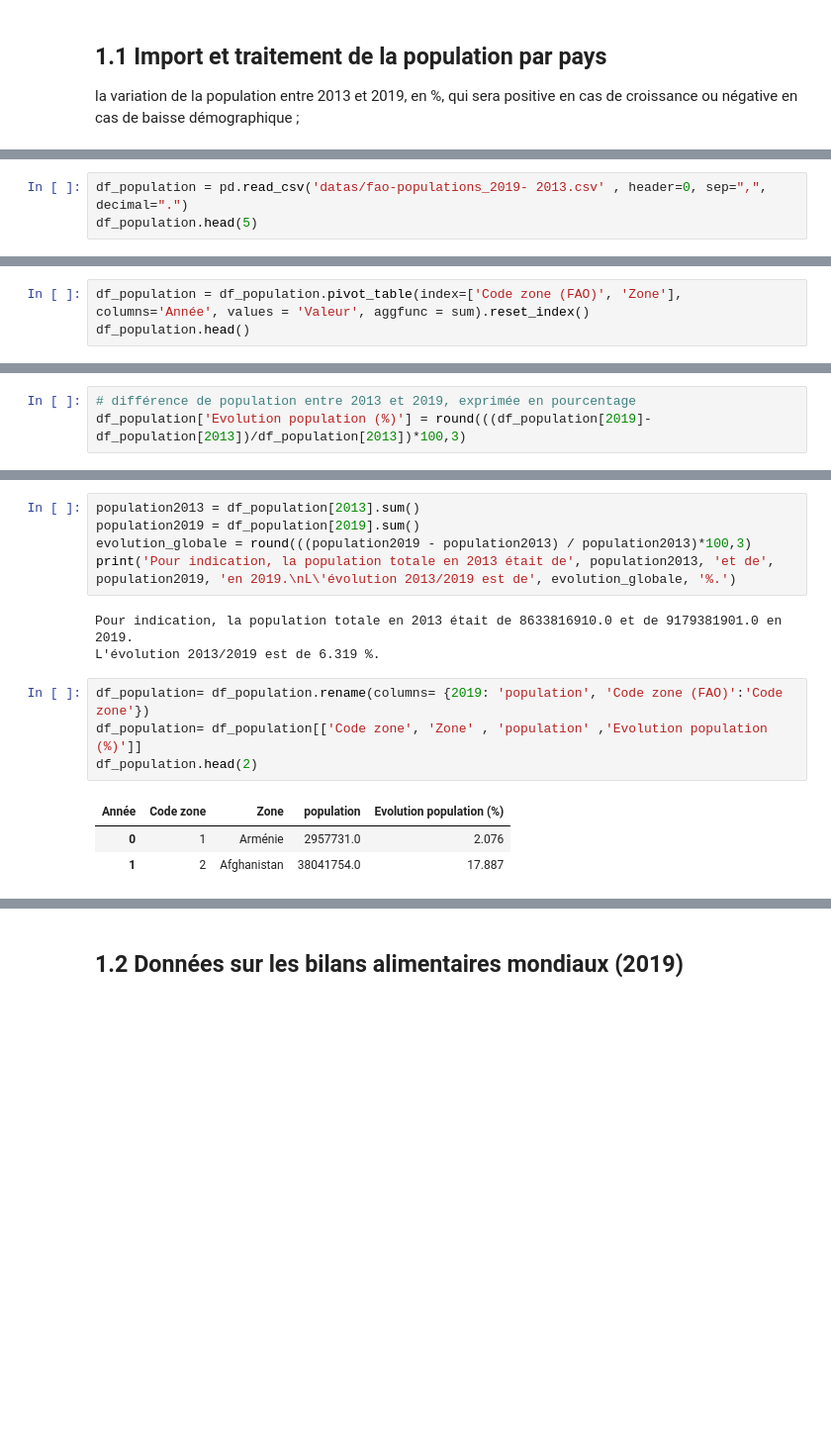
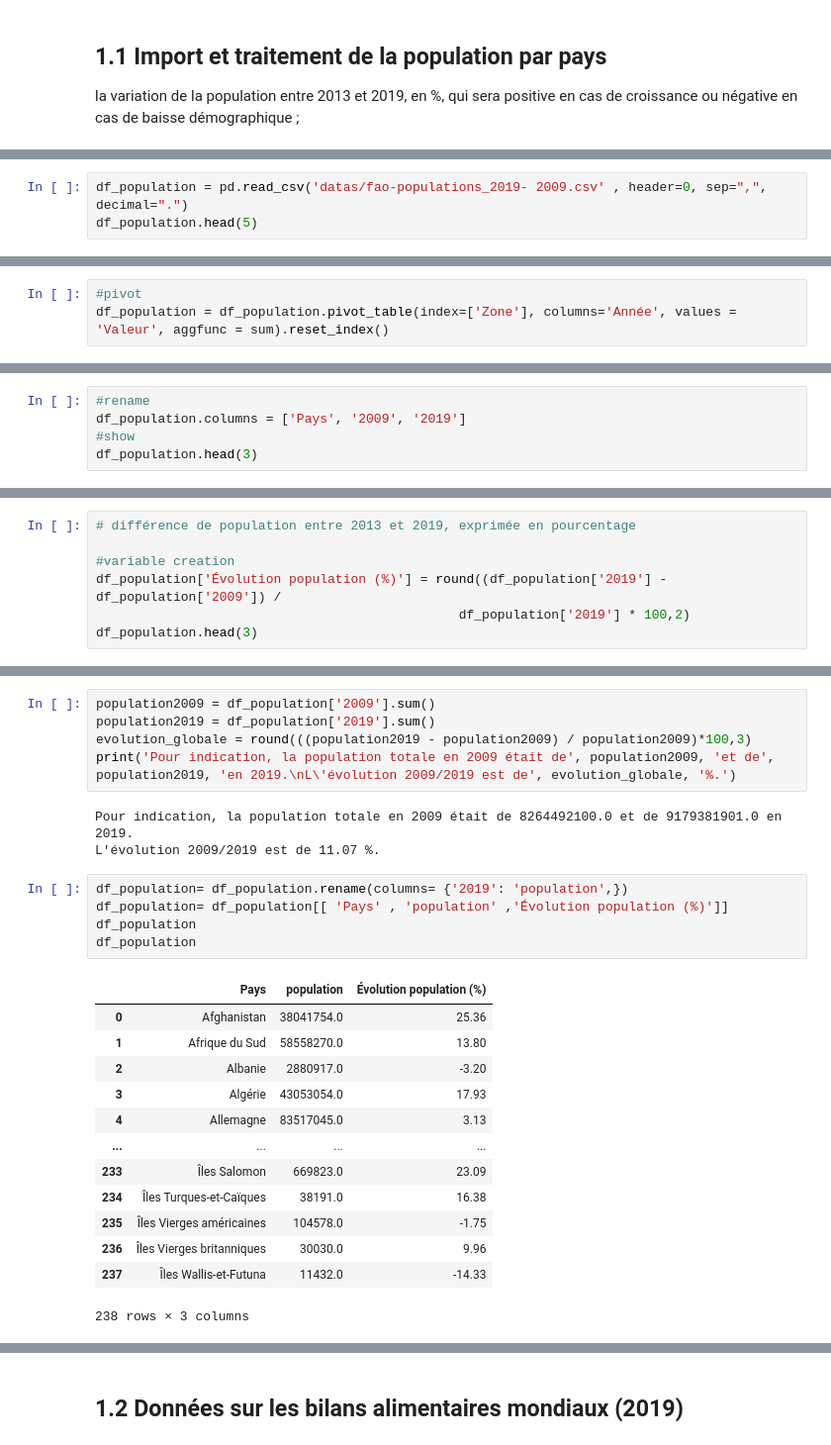
Before and after one commit to ROWAIDAK/ROWAIDAK-P5_Produisez-une-tude-de-march, a Jupyter notebook: P5_01 dendogramme-Copy1.ipynb, the cells around one changed output, grey strips where cells are left out. Shown at 99% size. Cells and saved outputs as stored; diff of their text form; blank space fills up the shorter version.

```diff
--- a/P5_01 dendogramme-Copy1.ipynb
+++ b/P5_01 dendogramme-Copy1.ipynb
@@ -94,5 +94,5 @@ Sources FAO (http://www.fao.org/faostat/fr/#data)
 # %%
-df_population = pd.read_csv('datas/fao-populations_2019- 2013.csv' , header=0, sep=",", decimal=".")
+df_population = pd.read_csv('datas/fao-populations_2019- 2009.csv' , header=0, sep=",", decimal=".")
 df_population.head(5)
 # %% [output]
 |  | Code Domaine | Domaine | Code zone (FAO) | Zone | Code Élément | Élément | Code Produit | Produit | ... |
@@ -115,4 +115,4 @@ df_population.head()
 # %%
-df_population = df_population.pivot_table(index=['Code zone (FAO)', 'Zone'], columns='Année', values = 'Valeur', aggfunc = sum).reset_index()
-df_population.head()
+#pivot
+df_population = df_population.pivot_table(index=['Zone'], columns='Année', values = 'Valeur', aggfunc = sum).reset_index()
 # %% [output]
@@ -124,0 +123,5 @@ df_population.head()
+# %%
+#rename
+df_population.columns = ['Pays', '2009', '2019']
+#show
+df_population.head(3)
@@ -125,3 +133,7 @@ df_population.head()
 # %%
 # différence de population entre 2013 et 2019, exprimée en pourcentage
-df_population['Evolution population (%)'] = round(((df_population[2019]-df_population[2013])/df_population[2013])*100,3)
+
+#variable creation
+df_population['Évolution population (%)'] = round((df_population['2019'] - df_population['2009']) /
+                                               df_population['2019'] * 100,2)
+df_population.head(3)
@@ -128,16 +145,27 @@ df_population['Evolution population (%)'] = round(((df_population[2019]-df_popul
 # %%
-population2013 = df_population[2013].sum()
-population2019 = df_population[2019].sum()
-evolution_globale = round(((population2019 - population2013) / population2013)*100,3)
-print('Pour indication, la population totale en 2013 était de', population2013, 'et de', population2019, 'en 2019.\nL\'évolution 2013/2019 est de', evolution_globale, '%.')
+population2009 = df_population['2009'].sum()
+population2019 = df_population['2019'].sum()
+evolution_globale = round(((population2019 - population2009) / population2009)*100,3)
+print('Pour indication, la population totale en 2009 était de', population2009, 'et de', population2019, 'en 2019.\nL\'évolution 2009/2019 est de', evolution_globale, '%.')
 # %% [output]
-Pour indication, la population totale en 2013 était de 8633816910.0 et de 9179381901.0 en 2019.
-L'évolution 2013/2019 est de 6.319 %.
+Pour indication, la population totale en 2009 était de 8264492100.0 et de 9179381901.0 en 2019.
+L'évolution 2009/2019 est de 11.07 %.
 # %%
-df_population= df_population.rename(columns= {2019: 'population', 'Code zone (FAO)':'Code zone'})
-df_population= df_population[['Code zone', 'Zone' , 'population' ,'Evolution population (%)']]
-df_population.head(2)
+df_population= df_population.rename(columns= {'2019': 'population',})
+df_population= df_population[[ 'Pays' , 'population' ,'Évolution population (%)']]
+df_population
+df_population
 # %% [output]
-| Année | Code zone | Zone | population | Evolution population (%) |
-| 0 | 1 | Arménie | 2957731.0 | 2.076 |
-| 1 | 2 | Afghanistan | 38041754.0 | 17.887 |
+|  | Pays | population | Évolution population (%) |
+| 0 | Afghanistan | 38041754.0 | 25.36 |
+| 1 | Afrique du Sud | 58558270.0 | 13.80 |
+| 2 | Albanie | 2880917.0 | -3.20 |
+| 3 | Algérie | 43053054.0 | 17.93 |
+| 4 | Allemagne | 83517045.0 | 3.13 |
+| ... | ... | ... | ... |
+| 233 | Îles Salomon | 669823.0 | 23.09 |
+| 234 | Îles Turques-et-Caïques | 38191.0 | 16.38 |
+| 235 | Îles Vierges américaines | 104578.0 | -1.75 |
+| 236 | Îles Vierges britanniques | 30030.0 | 9.96 |
+| 237 | Îles Wallis-et-Futuna | 11432.0 | -14.33 |
+238 rows × 3 columns
```
Also changed, not shown: parts of 16 cells of this notebook.
